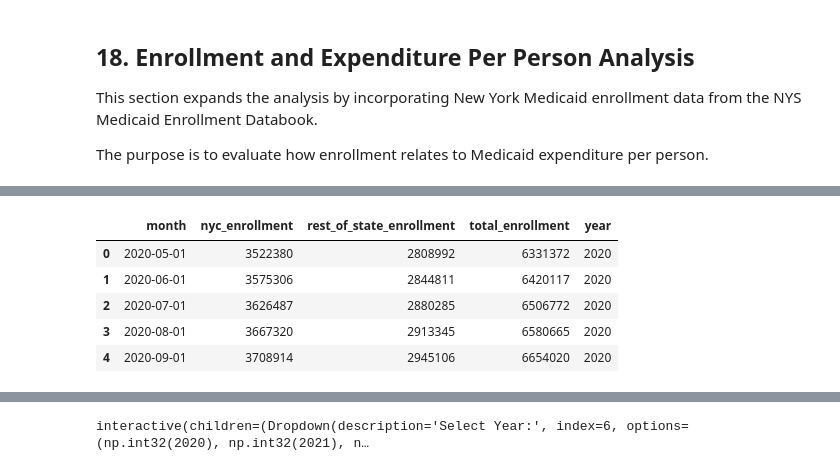
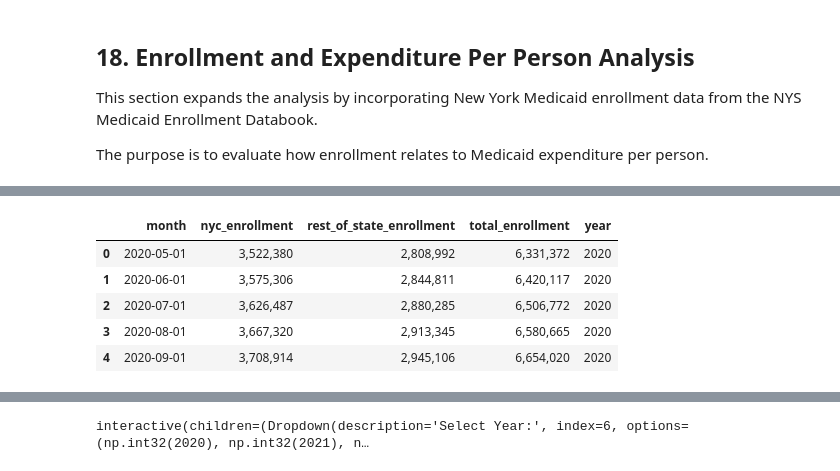
Before and after one commit to amyb79ab2-hash/Medicaid-Expenditure-Projection-Project, a Jupyter notebook: medicaid-expenditure-projection-project.ipynb, the cells around one changed output, grey strips where cells are left out. Drawn from its saved outputs; the diff is of its cells as text; code cells hidden in the pictures.

```diff
--- a/medicaid-expenditure-projection-project.ipynb
+++ b/medicaid-expenditure-projection-project.ipynb
@@ -1023,7 +1023,19 @@ from pathlib import Path
 # Load enrollment dataset
 # ============================================================
 
+# Numeric columns with commas for display
 enrollment_df = pd.read_csv(enrollment_file)
+numeric_cols = [
+    "nyc_enrollment",
+    "rest_of_state_enrollment",
+    "total_enrollment"
+]
+
+for col in numeric_cols:
+    enrollment_df[col] = (
+        enrollment_df[col]
+        .apply(lambda x: f"{x:,.0f}")
+    )
 
 display(enrollment_df.head())
 display(enrollment_df.tail())
@@ -1050,35 +1062,92 @@ dtype: object
 # %%
 # ============================================================
 # Prepare enrollment data
 # ============================================================
 
-enrollment_df["month"] = pd.to_datetime(enrollment_df["month"])
+# Convert month column to datetime
+enrollment_df["month"] = pd.to_datetime(
+    enrollment_df["month"]
+)
 
-enrollment_df["year"] = enrollment_df["month"].dt.year
+# Extract year
+enrollment_df["year"] = (
+    enrollment_df["month"]
+    .dt.year
+)
+
+# ============================================================
+# Remove commas BEFORE numeric conversion
+# ============================================================
+
+enrollment_df["nyc_enrollment"] = (
+    enrollment_df["nyc_enrollment"]
+    .astype(str)
+    .str.replace(",", "", regex=False)
+)
+
+enrollment_df["rest_of_state_enrollment"] = (
+    enrollment_df["rest_of_state_enrollment"]
+    .astype(str)
+    .str.replace(",", "", regex=False)
+)
+
+enrollment_df["total_enrollment"] = (
+    enrollment_df["total_enrollment"]
+    .astype(str)
+    .str.replace(",", "", regex=False)
+)
+
+# ============================================================
+# Convert enrollment columns to numeric
+# ============================================================
 
 enrollment_df["nyc_enrollment"] = pd.to_numeric(
     enrollment_df["nyc_enrollment"],
     errors="coerce"
 )
 
 enrollment_df["rest_of_state_enrollment"] = pd.to_numeric(
     enrollment_df["rest_of_state_enrollment"],
     errors="coerce"
 )
 
 enrollment_df["total_enrollment"] = pd.to_numeric(
     enrollment_df["total_enrollment"],
     errors="coerce"
 )
 
-display(enrollment_df.head())
+# ============================================================
+# Create formatted display dataframe
+# ============================================================
+
+formatted_enrollment_df = enrollment_df.copy()
+
+formatted_cols = [
+    "nyc_enrollment",
+    "rest_of_state_enrollment",
+    "total_enrollment"
+]
+
+for col in formatted_cols:
+
+    formatted_enrollment_df[col] = (
+        formatted_enrollment_df[col]
+        .apply(lambda x: f"{x:,.0f}")
+    )
+
+# ============================================================
+# Display formatted enrollment dataset
+# ============================================================
+
+display(formatted_enrollment_df.head())
+# formatted_enrollment_df.head()
 # %% [output]
 |  | month | nyc_enrollment | rest_of_state_enrollment | total_enrollment | year |
-| 0 | 2020-05-01 | 3522380 | 2808992 | 6331372 | 2020 |
-| 1 | 2020-06-01 | 3575306 | 2844811 | 6420117 | 2020 |
-| 2 | 2020-07-01 | 3626487 | 2880285 | 6506772 | 2020 |
-| 3 | 2020-08-01 | 3667320 | 2913345 | 6580665 | 2020 |
-| 4 | 2020-09-01 | 3708914 | 2945106 | 6654020 | 2020 |
+| 0 | 2020-05-01 | 3,522,380 | 2,808,992 | 6,331,372 | 2020 |
+| 1 | 2020-06-01 | 3,575,306 | 2,844,811 | 6,420,117 | 2020 |
+| 2 | 2020-07-01 | 3,626,487 | 2,880,285 | 6,506,772 | 2020 |
+| 3 | 2020-08-01 | 3,667,320 | 2,913,345 | 6,580,665 | 2020 |
+| 4 | 2020-09-01 | 3,708,914 | 2,945,106 | 6,654,020 | 2020 |
 # %%
 # ============================================================
 # Create annual enrollment summary
```
Also changed, not shown: parts of 9 cells of this notebook.
